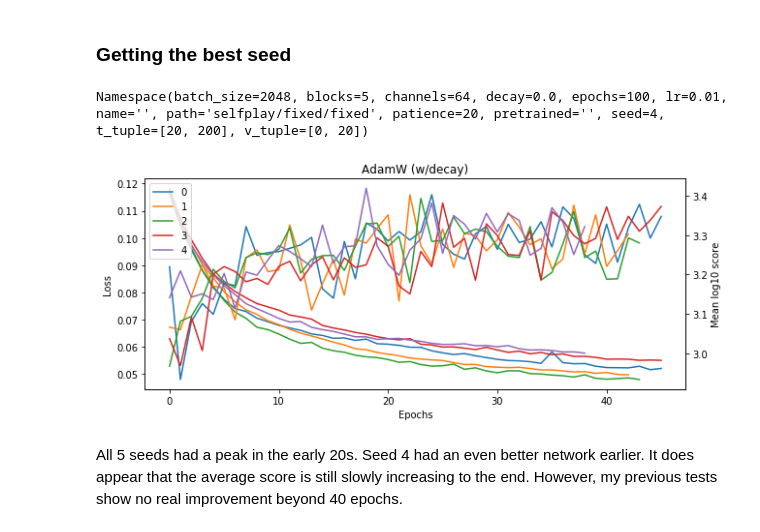
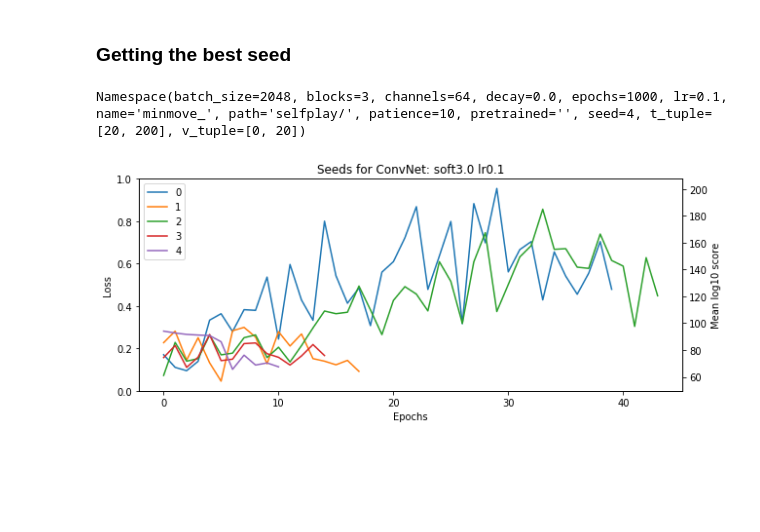
Before and after one commit to fqjin/2048NN, a Jupyter notebook: notebooks/training_logs.ipynb, the cells around one changed output. Cells and saved outputs as stored; diff of their text form; code cells hidden in the pictures; blank space fills up the shorter version.

```diff
--- a/notebooks/training_logs.ipynb
+++ b/notebooks/training_logs.ipynb
@@ -419,0 +37,18 @@ Not any better
+# %%
+logs0 = np.load('20200126/minmove_20_200_c128b5_p20_bs2048lr0.01d0.0_s0.npz', allow_pickle=True)
+print(logs0['params'])
+t_loss0 = logs0['t_loss']
+v_loss0 = logs0['v_loss']
+scores0 = logs0['min_move']
+epochs0 = np.arange(len(t_loss0))
+
+fig, ax1 = plt.subplots(figsize=(10, 4))
+ax2 = ax1.twinx()
+ax1.semilogy(epochs0, t_loss0, epochs0, v_loss0)
+ax1.set_xlabel('Epochs')
+ax1.set_ylabel('Loss')
+ax2.plot(epochs0, scores0, color='b')
+ax2.set_xlabel('Epochs')
+ax2.set_ylabel('Mean log10 score')
+plt.show()
+print('''Strength peaks around the time t_loss diverges from v_loss''')
@@ -422,29 +211,27 @@ Not any better
 # %%
 fig, ax1 = plt.subplots(figsize=(10, 4))
 ax2 = ax1.twinx()
 
-base_name = '20200121/20_200_c64b5_p20_bs2048lr0.01d0.0_s{}.npz'
+base_name = '20200126/minmove_20_200_c64b3_p10_bs2048lr0.1d0.0_s{}.npz'
 for s in range(5):
     logs0 = np.load(base_name.format(s), allow_pickle=True)
     t_loss0 = logs0['t_loss']
     # v_loss0 = logs0['v_loss']
-    scores0 = logs0['log_scores']
+    scores0 = logs0['min_move']
     epochs0 = np.arange(len(t_loss0))
 
-    ax1.plot(epochs0, t_loss0)
+    #ax1.semilogy(epochs0, t_loss0)
     ax2.plot(epochs0, scores0)
 
 ax1.set_xlabel('Epochs')
 ax1.set_ylabel('Loss')
 ax2.set_xlabel('Epochs')
 ax2.set_ylabel('Mean log10 score')
 plt.legend(list(range(5)))
-plt.title('AdamW (w/decay)')
+plt.title('Seeds for ConvNet: soft3.0 lr0.1')
 
 print(logs0['params'])
 plt.show()
 # %% [output]
-Namespace(batch_size=2048, blocks=5, channels=64, decay=0.0, epochs=100, lr=0.01, name='', path='selfplay/fixed/fixed', patience=20, pretrained='', seed=4, t_tuple=[20, 200], v_tuple=[0, 20])
+Namespace(batch_size=2048, blocks=3, channels=64, decay=0.0, epochs=1000, lr=0.1, name='minmove_', path='selfplay/', patience=10, pretrained='', seed=4, t_tuple=[20, 200], v_tuple=[0, 20])
-[figure, old version]
+[figure, new version]
-# %% [markdown]
-All 5 seeds had a peak in the early 20s. Seed 4 had an even better network earlier. It does appear that the average score is still slowly increasing to the end. However, my previous tests show no real improvement beyond 40 epochs.
```
Also changed, not shown: parts of 78 cells of this notebook, 3 other files.
